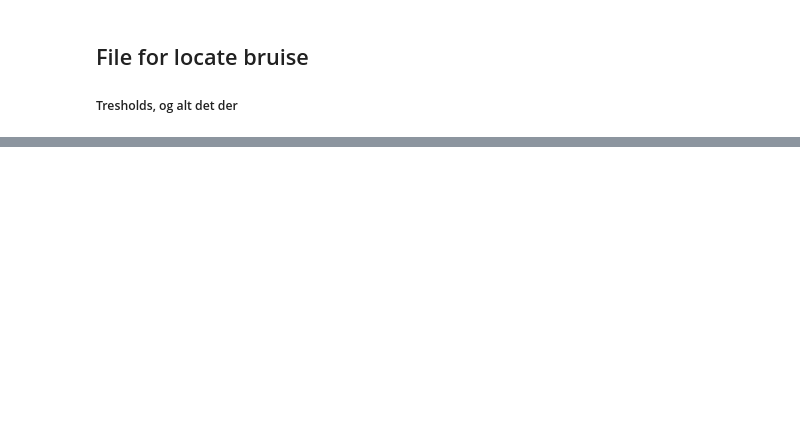
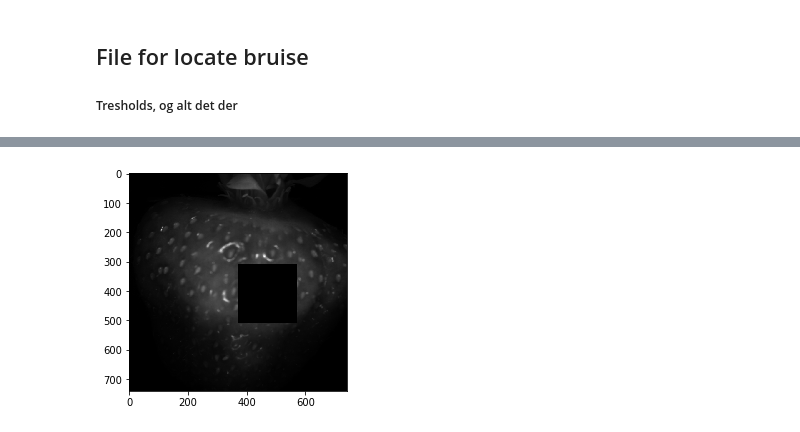
Before and after one commit to Kohmann/potato-classification, a Jupyter notebook: detection.ipynb, the cells around one changed output, grey strips where cells are left out. Drawn from its saved outputs; the diff is of its cells as text; code cells hidden in the pictures; blank space fills up the shorter version.

```diff
--- a/detection.ipynb
+++ b/detection.ipynb
@@ -21,79 +21,62 @@ N,M,BANDS = strawberryCube.shape
 
 
     # center of each strawberry sorted on IDs, starting with 1
-strawberryCoords = np.array([[1224, 5090, 740], [333 ,5060, 666]])
+strawberryCoords = np.array([[1224, 5090, 740]])#, [333 ,5060, 666]])
 #bruises = np.array([[237, 5075, 3], [1337, 5111, 3]])  Coords on cube
 
 strawberries = []  # List of whole strawberries
 
 for coord in strawberryCoords:
     strawberries.append(getRegion(strawberryCube, coord[0], coord[1], coord[2]))
-    #sp.imshow(getRegion(strawberryCube, coord[0], coord[1], coord[2])[:,:,180], figsize=(10,10))
+    #sp.imshow(getRegion(strawberryCube, coord[0], coord[1], coord[2])[:,:,180], figsize=(10,10), title="getregion 1")
 strawberries = np.array(strawberries)
 
     # center of bruised area with given radius on different strawberries
-bruises = np.array([[470, 410, 200], [220, 340, 200]])
+bruises = np.array([[470, 410, 200]])#, [220, 340, 200]])
+bruisetrain = np.array([[470, 410, 100]])#, [220, 340, 30]])
+
+
+X_train = []
+y_train = []
+
+for i in range(len(bruisetrain)):
+
+    areaBruised = getRegion(strawberries[i], bruisetrain[i][0], bruisetrain[i][1], bruisetrain[i][2]) # subimage of a bruised area
+    noSeeds = removeSeeds(areaBruised)
+    n,bands = noSeeds.shape
+    X_train.extend(noSeeds)
+    print("number of bruised = %d" %n)
+    y_train.extend(np.ones(n))
+
 
     # removes the bruised part on the whole strawberry
 for i in range(len(strawberries)):
-    strawberries[i][bruises[i][1] - bruises[i][2]//2 : bruises[i][1] + bruises[i][2]//2 +1,
-                    bruises[i][0] - bruises[i][2]//2 : bruises[i][0] + bruises[i][2]//2 +1, : ] = 0
-    sp.imshow(strawberries[i][:,:,180])
-
-X_train = []
-for i in range(len(bruises)):
-    temp = getRegion(strawberries[i], bruises[i][0], bruises[i][1], bruises[i][2]) # subimage of a bruised area
-    X_train.append(temp)
-    #sp.imshow(areaBruised[:,:,185])
-    #X_train.extend(removeSeeds(areaBruised))
-
+    strawberries[i][bruises[i][1] - bruises[i][2]//2 : bruises[i][1] + bruises[i][2]//2 ,
+                    bruises[i][0] - bruises[i][2]//2 : bruises[i][0] + bruises[i][2]//2 , : ] = 0
+    #sp.imshow(strawberries[i][:,:,180])
 
 for strawberry in strawberries:
+
     mask = strawberryMask(strawberry)
-        # Set all masked pixels to zero
-    masked = strawberry.copy()
 
-    #masked = np.where(mask==1, strawberry , 0)
+    index = np.where(mask==1)
+    values = strawberry[index]
 
-
-
-print(strawberries[0][0].shape)
-
-
-
-
-
-
+    n,bands = values.shape
+    X_train.extend(values.reshape(n , bands)[:n//30])
+    y_train.extend(np.zeros(n//30))
+    print("number of healthy = %d" %(n//30))
 
 
 X_train = np.array(X_train)
-y_train = np.ones(X_train.shape[0]) # labeled 1 for all brusied spectrums
+y_train = np.array(y_train)
+print(X_train.shape)
+print(y_train.shape)
 
-
-
-
-
-
-"""y_train1 = np.ones(X_train1.shape[0])  # labels, 1 = bruised
-
-X_train2 = getRegion(strawberryCube, 252, 4905, 19) #
-n,m,Bands = X_train2.shape
-X_train2 = X_train2.reshape((n*m,Bands)) # just healthy data
-y_train2 = np.zeros(n*m)  # labels, 0 = healthy
-
-
-X_train = np.zeros( (2 * y_train2.shape[0], Bands) )
-
-X_train[:y_train2.shape[0]] = X_train1
-X_train[y_train2.shape[0]:] = X_train2
-y_train = np.zeros((y_train2.shape[0]*2))
-
-y_train[:y_train.shape[0]//2] = y_train1
-y_train[y_train.shape[0]//2:] = y_train2
+#y_train.append(np.ones(X_train.shape[0])) # labeled 1 for all brusied spectrums
 
 
 
 svm = svm.SVC()
 svm.fit(X_train, y_train)
-
-"""
+# %% [output]
@@ -99,0 +88 @@ svm.fit(X_train, y_train)
+[figure, added]
```
Also changed, not shown: parts of 3 cells of this notebook, 1 other file.
